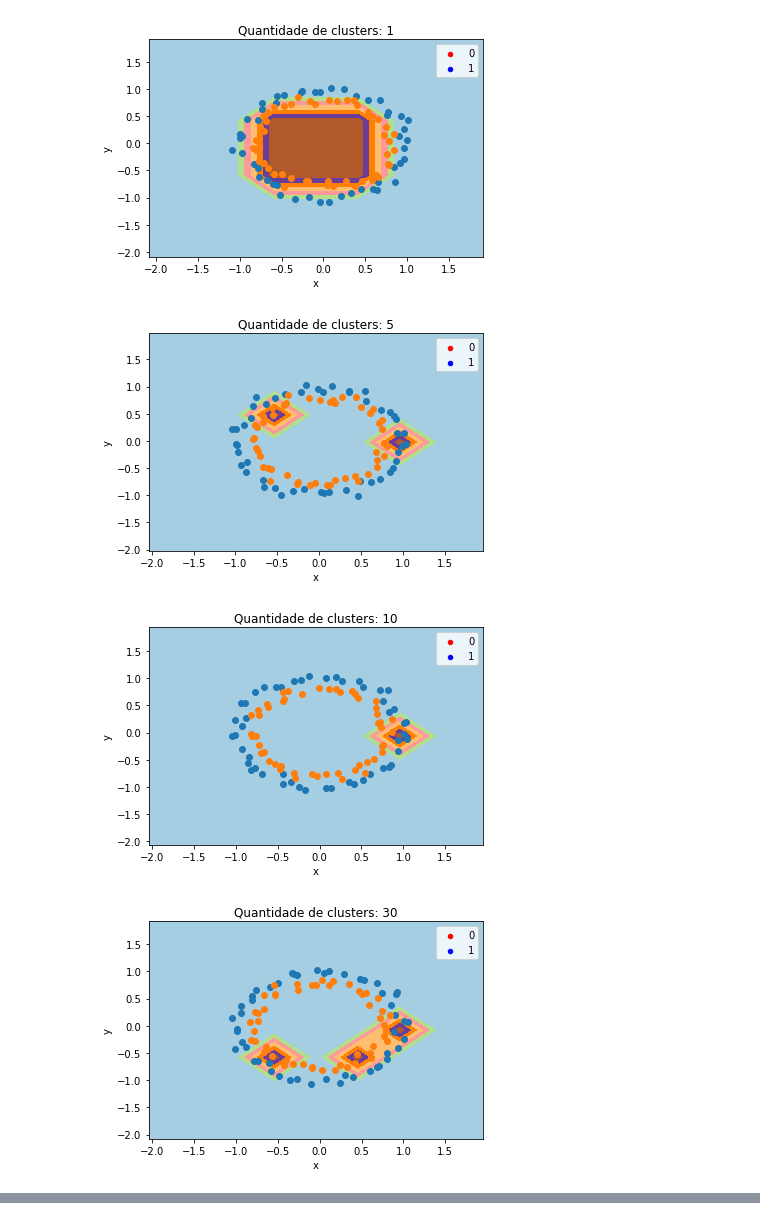
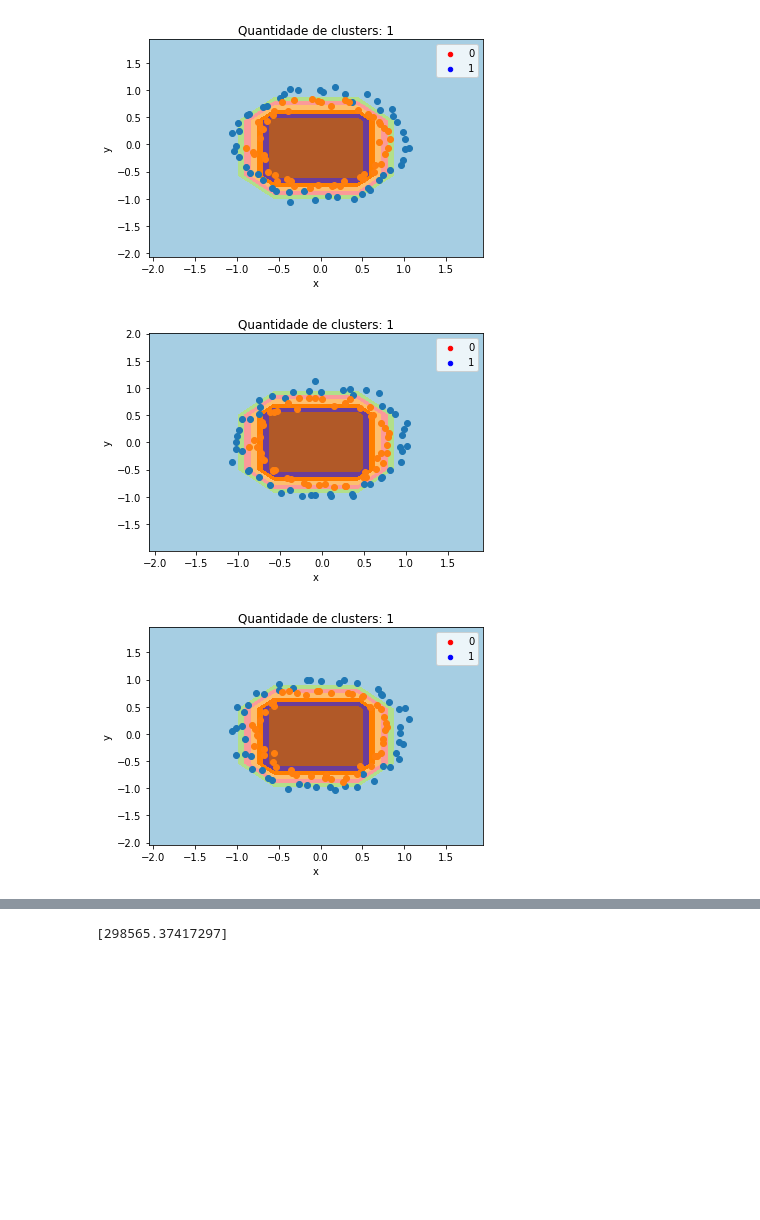
Before and after one commit to jueta/Artificial-Neural-Networks, a Jupyter notebook: Trabalho Intermediario/relatorio/codigos/testeRBF.ipynb, the cells around one changed output, grey strips where cells are left out. Drawn from its saved outputs; the diff is of its cells as text; code cells hidden in the pictures; blank space fills up the shorter version.

```diff
--- a/Trabalho Intermediario/relatorio/codigos/testeRBF.ipynb
+++ b/Trabalho Intermediario/relatorio/codigos/testeRBF.ipynb
@@ -1,5 +1,4 @@
 # %%
-
 
 def trainRBF(xin, yin, p, lambda_reg):
 
@@ -19,14 +18,14 @@ def trainRBF(xin, yin, p, lambda_reg):
     nSamples = xin.shape[0]     # Numero de amostras.
     nDimension = xin.shape[1]   # Dimensao de entrada.
 
-    xin = np.matrix(xin)  # garante que xin seja matriz
-    yin = np.matrix(yin)  # garante que yin seja matriz
+    xin = np.asmatrix(xin)  # garante que xin seja matriz
+    yin = np.asmatrix(yin)  # garante que yin seja matriz
 
     #clusteriza os dados de entrada por meio do algorítmo K-médias
     xclust = KMeans(n_clusters=p).fit(xin)
 
     # Armazena vetores de centros das funções
-    m = np.matrix(xclust.cluster_centers_)
+    m = np.asmatrix(xclust.cluster_centers_)
     covlist = []
 
     # Estima matrizes de covarância para todos os centros
@@ -56,7 +55,7 @@ def trainRBF(xin, yin, p, lambda_reg):
 
     A = (Haug.T @ Haug) + lambda_reg * np.identity(Haug.shape[1])  # Matriz de Variância
 
-    P = (nSamples * np.identity(Haug.shape[0]) - Haug @ (np.linalg.inv(A) @ Haug.T)) # Matriz de Projeção
+    P = (np.identity(nSamples) - Haug @ (np.linalg.inv(A) @ Haug.T)) # Matriz de Projeção
 
     W = (np.linalg.inv(A) @ Haug.T) @ yin.T    # Calculo dos pesos
 
@@ -115,7 +114,7 @@ from numpy import arange
 from numpy import hstack
 import pandas as pd
 
-def plotContour(format, nClusters):
+def plotContour(format, nClusters, lambda_reg):
     if(format == 1):
         X, y = make_circles(n_samples=100, noise=0.05)
     elif(format == 2):
@@ -136,14 +135,14 @@ def plotContour(format, nClusters):
     # horizontal stack vectors to create x1,x2 input for the model
     grid = hstack((r1,r2))
 
-    df = DataFrame(dict(x=X[:,0], y=X[:,1], label=y))
+    df = pd.DataFrame(dict(x=X[:,0], y=X[:,1], label=y))
     colors = {0:'red', 1:'blue'}
     fig, ax = plt.subplots()
     grouped = df.groupby('label')
     for key, group in grouped:
         group.plot(ax=ax, kind='scatter', x='x', y='y', label=key, color=colors[key])
 
-    retlist = trainRBF(X[:,:2], y, nClusters, 1)
+    retlist = trainRBF(X[:,:2], y, nClusters, lambda_reg)
 
     m = retlist[0]
     covlist = retlist[1]
@@ -151,41 +150,42 @@ def plotContour(format, nClusters):
     H = retlist[3]
 
     #plotting contours
     # Make prediction from training process
     yhat = YRBF(grid, retlist)
     yhat = (yhat > 0.5).astype(int)
     yhat = pd.DataFrame(yhat).to_numpy()
 
     # reshape the predictions back into a grid
     zz = yhat.reshape(xx.shape)
     # plot the grid of x, y and z values as a surface
     plt.contourf(xx, yy, zz, cmap='Paired')
     # create scatter plot for samples from each class
     for class_value in range(2):
         # get row indexes for samples with this class
         row_ix = where(y == class_value)
         # create scatter of these samples
         plt.scatter(X[row_ix, 0], X[row_ix, 1], cmap='Paired')
     # show the plot
     if(nClusters == 1):
         plt.title('Quantidade de clusters: 1')
     if(nClusters == 5):
         plt.title('Quantidade de clusters: 5')
     elif(nClusters == 10):
         plt.title('Quantidade de clusters: 10')
     elif(nClusters == 30):
         plt.title('Quantidade de clusters: 30')
     plt.show()
 
-plotContour(1,1)
-plotContour(1,5)
-plotContour(1,10)
-plotContour(1,30)
-plotContour(2,5)
-plotContour(2,10)
-plotContour(2,30)
+plotContour(1,1,1)
+plotContour(1,1,0.5)
+plotContour(1,1,0.1)
+# plotContour(1,5)
+# plotContour(1,10)
+# plotContour(1,30)
+# plotContour(2,5)
+# plotContour(2,10)
+# plotContour(2,30)
 # %% [output]
-[figure, old version]
+[figure, new version]
-[figure, old version]
+[figure, new version]
-[figure, old version]
+[figure, new version]
-[figure, removed]
@@ -194,0 +192,34 @@ plotContour(2,30)
+# %%
+import numpy as np
+x = np.asmatrix(np.arange(0, 2*np.pi, 0.3*np.pi))
+n = len(x)
+y = np.asmatrix(np.sin(x))
+
+m1 = 0.5*np.pi
+m2 = 3*np.pi/2
+r1 = 0.6
+r2 = 0.6
+p = 2
+
+retlist = trainRBF(x, y.T, 1, r1)
+
+m = retlist[0]
+covlist = retlist[1]
+W = retlist[2]
+H = retlist[3]
+A = retlist[4]
+P = retlist[5]
+
+print(H[0])
+
+
+Je = y.T @ (P @ P) @ y
+Jew = (y - yhat).T @ (y - yhat)
+
+Jw = y.T @ (P - P @ P) @ y
+Jww = w.T @ L @ w
+
+J = y.T @ P @ y
+Jsum = Jew + Jww
+# %% [output]
+[298565.37417297]
```
Also changed, not shown: parts of 2 cells of this notebook, 1 other file.
